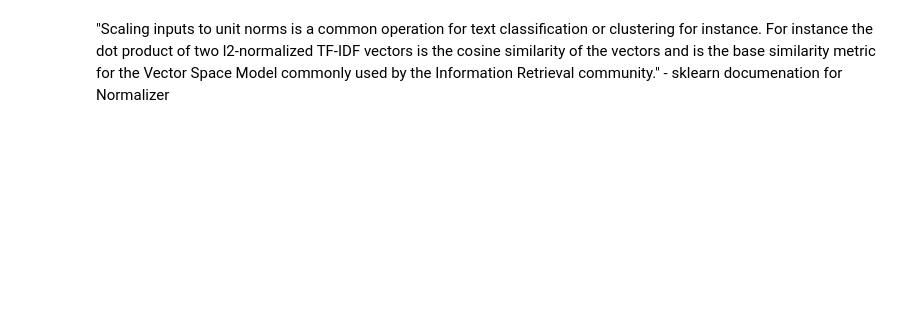
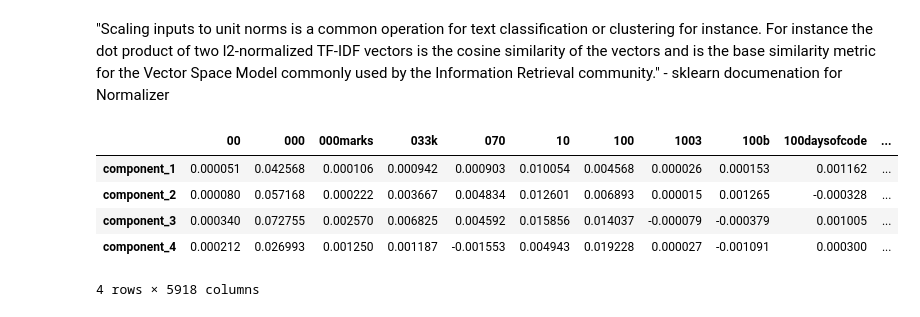
Before and after one commit to TiernonRR/LinearSemesterProject, a Jupyter notebook: LSA.ipynb, the cells around one changed output. Saved outputs shown, nothing was run; the diff lists cells and outputs as text; code cells hidden in the pictures; blank space fills up the shorter version.

```diff
--- a/LSA.ipynb
+++ b/LSA.ipynb
@@ -214,6 +219,17 @@ Where SVD comes in...
 # %%
-lsa = TruncatedSVD(100, algorithm='randomized')
-dtm_lsa = lsa.fit_transorm(docTermMatrix) # From doc: Fit model to X and perform dimensionality reduction on X.
+lsa = TruncatedSVD(4, algorithm='randomized')
+dtm_lsa = lsa.fit_transform(docTermMatrix) # From doc: Fit model to X and perform dimensionality reduction on X.
 dtm_lsa = Normalizer(copy=False).fit_transform(dtm_lsa) #Normalizes samples to unit norm
 # %% [markdown]
 "Scaling inputs to unit norms is a common operation for text classification or clustering for instance. For instance the dot product of two l2-normalized TF-IDF vectors is the cosine similarity of the vectors and is the base similarity metric for the Vector Space Model commonly used by the Information Retrieval community." - sklearn documenation for Normalizer
+# %%
+resultsDF = pd.DataFrame(lsa.components_,index = ["component_1","component_2", "component_3", "component_4"],columns = vectorizer.get_feature_names())
+# %%
+resultsDF
+# %% [output]
+|  | 00 | 000 | 000marks | 033k | 070 | 10 | 100 | 1003 | 100b | 100daysofcode | ... |
+| component_1 | 0.000051 | 0.042568 | 0.000106 | 0.000942 | 0.000903 | 0.010054 | 0.004568 | 0.000026 | 0.000153 | 0.001162 | ... |
+| component_2 | 0.000080 | 0.057168 | 0.000222 | 0.003667 | 0.004834 | 0.012601 | 0.006893 | 0.000015 | 0.001265 | -0.000328 | ... |
+| component_3 | 0.000340 | 0.072755 | 0.002570 | 0.006825 | 0.004592 | 0.015856 | 0.014037 | -0.000079 | -0.000379 | 0.001005 | ... |
+| component_4 | 0.000212 | 0.026993 | 0.001250 | 0.001187 | -0.001553 | 0.004943 | 0.019228 | 0.000027 | -0.001091 | 0.000300 | ... |
+4 rows × 5918 columns
```
Also changed, not shown: parts of 29 cells of this notebook, 4 other files.
